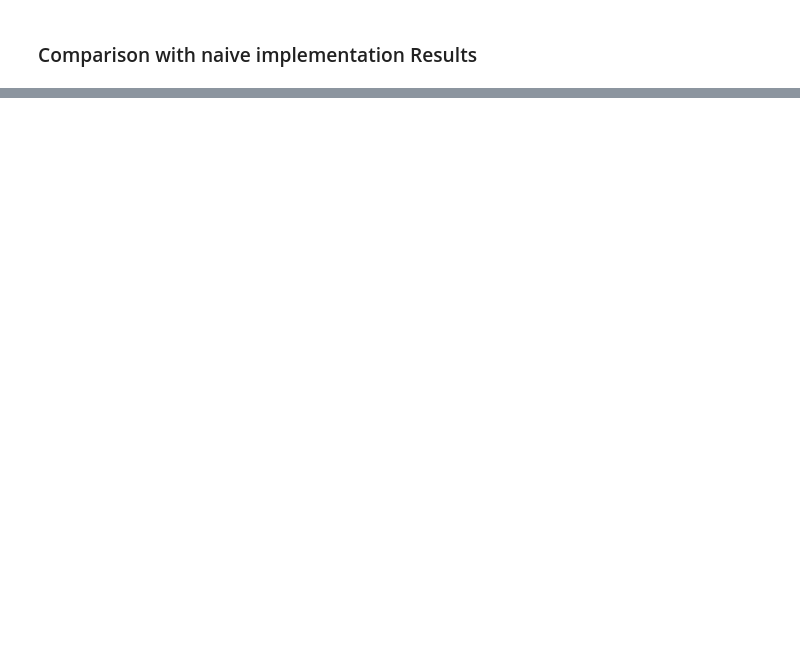
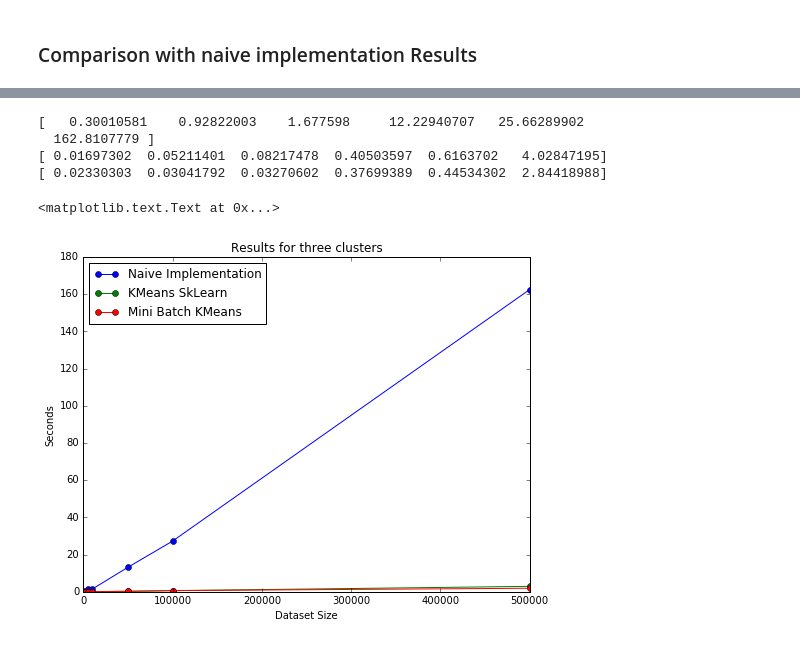
Before and after one commit to Four-Continents/cs207project, a Jupyter notebook: AlgoPaper/Testing Kmeans.ipynb, the cells around one changed output, grey strips where cells are left out. Cells and saved outputs as stored; diff of their text form; code cells hidden in the pictures; blank space fills up the shorter version.

Commit message:
Figure added

```diff
--- a/AlgoPaper/Testing Kmeans.ipynb
+++ b/AlgoPaper/Testing Kmeans.ipynb
@@ -241,0 +242,33 @@ array([0, 1, 2], dtype=int32)
+# %%
+n=[1000,5000,10000,50000,100000]
+
+np.random.seed(0)
+
+batch_size = 45
+centers = [[1, 1], [-1, -1], [1, -1]]
+n_clusters = len(centers)
+
+time_naive=np.zeros(5)
+time_sk=np.zeros(5)
+time_mini=np.zeros(5)
+
+for i in xrange(len(n)):
+    print i
+    X, labels_true = make_blobs(n_samples=n[i], centers=centers, cluster_std=0.7)
+    # Compute clustering with Means
+    k_means = KMeans(init='k-means++', n_clusters=3, n_init=10)
+    t0 = time.time()
+    k_means.fit(X)
+    t_batch = time.time() - t0
+    k_means_labels = k_means.labels_
+    k_means_cluster_centers = k_means.cluster_centers_
+    k_means_labels_unique = np.unique(k_means_labels)
+
+    time_sk[i]=t_batch
+
+    #My implementation
+    start_time=time.time()
+    k_means,clusters,it,loss = Kmeans_imp(X,3)
+    t2=time.time()-start_time
+
+    time_naive[i]=t2
@@ -241,0 +337,23 @@ array([0, 1, 2], dtype=int32)
+# %%
+print time_naive
+print time_sk
+print time_mini
+# %% [output]
+[   0.30010581    0.92822003    1.677598     12.22940707   25.66289902
+  162.8107779 ]
+[ 0.01697302  0.05211401  0.08217478  0.40503597  0.6163702   4.02847195]
+[ 0.02330303  0.03041792  0.03270602  0.37699389  0.44534302  2.84418988]
+# %%
+%matplotlib inline
+
+plt.figure(figsize=(8,6))
+plt.plot(n,time_naive,'-o',label="Naive Implementation")
+plt.plot(n,time_sk, '-o',label="KMeans SkLearn")
+plt.plot(n,time_mini, '-o',label="Mini Batch KMeans")
+plt.legend(loc="upper left")
+plt.xlabel("Dataset Size")
+plt.ylabel("Seconds")
+plt.title("Results for three clusters")
+# %% [output]
+<matplotlib.text.Text at 0x...>
+[figure, added]
```
Also changed, not shown: parts of 22 cells of this notebook, 8 other files.
